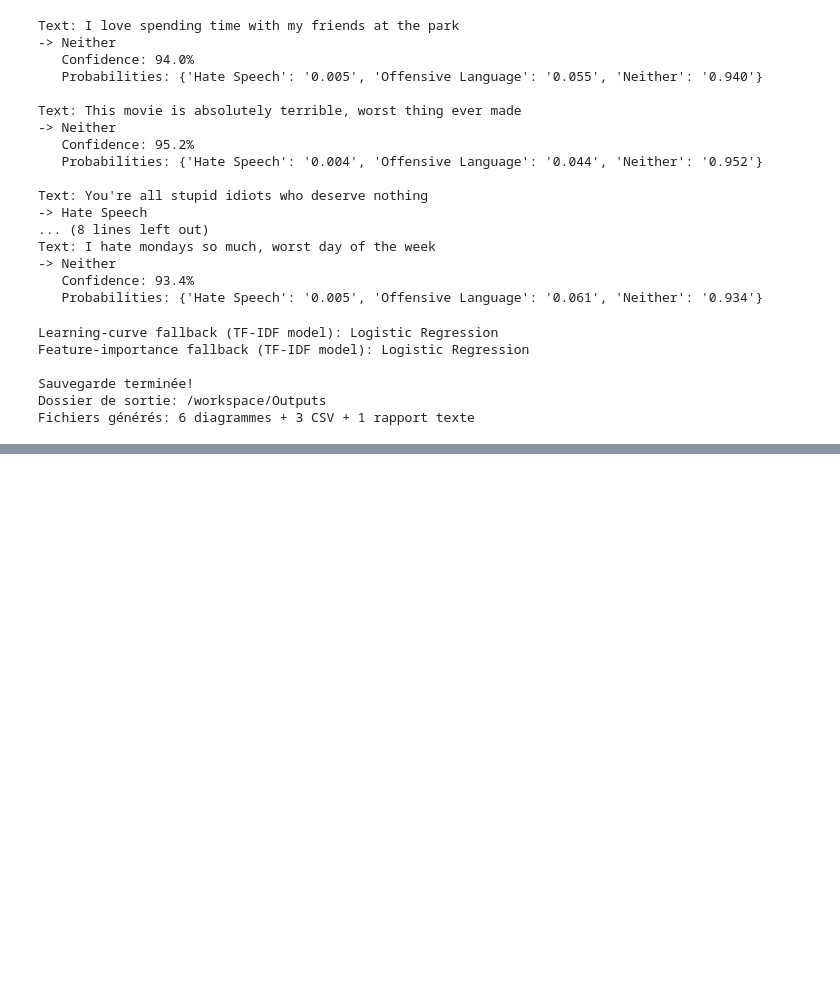
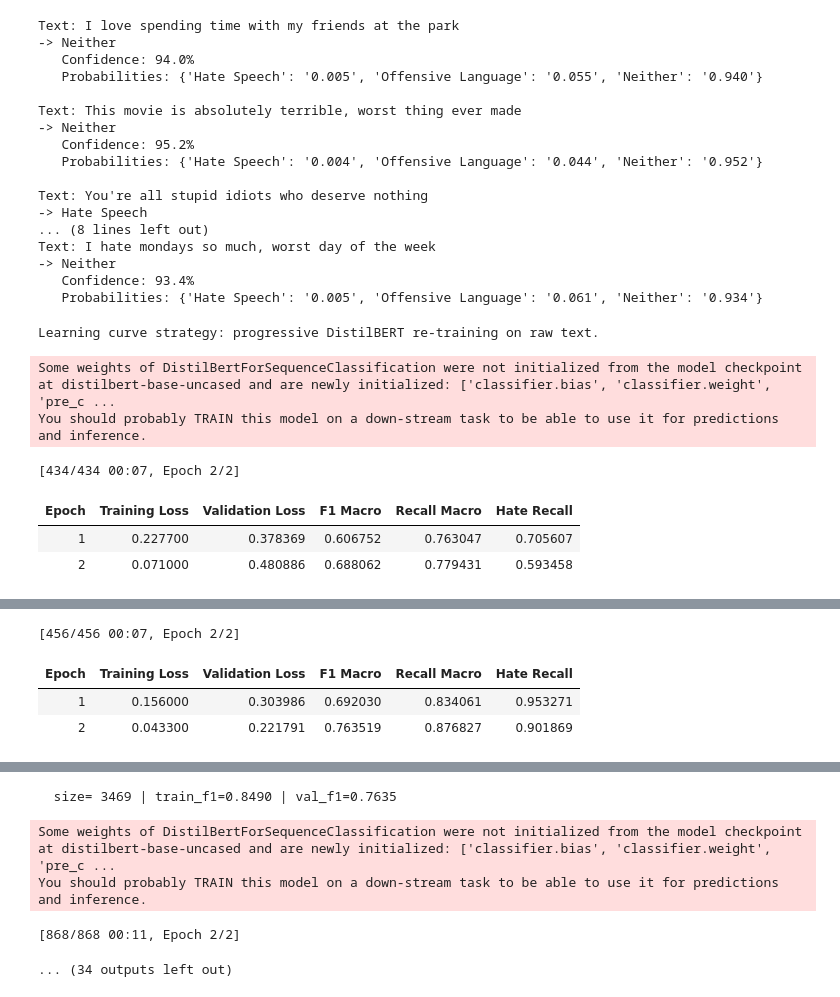
Before and after one commit to UQO-ML/Tech-App-Projet, a Jupyter notebook: hate_speech_model.ipynb, the cells around one changed output, grey strips where cells are left out. Drawn from its saved outputs; the diff is of its cells as text; code cells hidden in the pictures; blank space fills up the shorter version.

```diff
--- a/hate_speech_model.ipynb
+++ b/hate_speech_model.ipynb
@@ -1020,17 +1076,55 @@ plt.close()
 learning_model_name = best_model_name
 learning_model = best_model
 
-if best_model_name == 'DistilBERT':
-    fallback = test_df_metrics[test_df_metrics['Model'] != 'DistilBERT']
-    if not fallback.empty:
-        learning_model_name = fallback.sort_values('Test F1 (macro)', ascending=False).iloc[0]['Model']
-        learning_model = best_models[learning_model_name]
-        print(f"Learning-curve fallback (TF-IDF model): {learning_model_name}")
-    else:
-        learning_model = None
-        print('Learning curve skipped: only DistilBERT available.')
+if best_model_name == 'DistilBERT' or getattr(best_model, 'is_deep_model', False):
+    print('Learning curve strategy: progressive DistilBERT re-training on raw text.')
 
-if learning_model is not None:
+    fractions = np.linspace(0.2, 1.0, 5)
+    lc_train_sizes = []
+    lc_train_f1 = []
+    lc_val_f1 = []
+
+    for frac in fractions:
+        if frac < 1.0:
+            X_sub, _, y_sub, _ = train_test_split(
+                X_train,
+                y_train,
+                train_size=float(frac),
+                random_state=42,
+                stratify=y_train,
+            )
+        else:
+            X_sub, y_sub = X_train, y_train
+
+        model_lc = clone(best_model)
+        model_lc.fit(X_sub, y_sub, x_val=X_val, y_val=y_val)
+
+        y_sub_pred = model_lc.predict(X_sub)
+        y_val_pred = model_lc.predict(X_val)
+
+        lc_train_sizes.append(len(X_sub))
+        lc_train_f1.append(f1_score(y_sub, y_sub_pred, average='macro'))
+        lc_val_f1.append(f1_score(y_val, y_val_pred, average='macro'))
+
+        print(
+            f"  size={len(X_sub):5d} | "
+            f"train_f1={lc_train_f1[-1]:.4f} | "
+            f"val_f1={lc_val_f1[-1]:.4f}"
+        )
+
+    fig_lc, ax = plt.subplots(figsize=(8, 5))
+    ax.plot(lc_train_sizes, lc_train_f1, marker='o', label='Train F1 (macro)', linewidth=2)
+    ax.plot(lc_train_sizes, lc_val_f1, marker='s', label='Validation F1 (macro)', linewidth=2)
+    ax.set_title('Learning Curve - DistilBERT', fontweight='bold', fontsize=13)
+    ax.set_xlabel('Training set size')
+    ax.set_ylabel('Macro F1')
+    ax.legend(fontsize=11)
+    ax.grid(alpha=0.2)
+    plt.tight_layout()
+    fig_lc.savefig(f'{output_dir}/03_learning_curve.png', dpi=300, bbox_inches='tight')
+    plt.close()
+
+else:
     train_sizes, train_scores, val_scores = learning_curve(
         estimator=learning_model,
         X=X_trainval_tfidf,
@@ -1138,36 +1232,37 @@ with open(report_path, 'w', encoding='utf-8') as f:
     f.write(f"Taille validation: {len(X_val):,}\n")
     f.write(f"Taille test: {len(X_test):,}\n")
     f.write(f"Vocabulaire TF-IDF: {len(tfidf.vocabulary_):,} terms\n\n")
 
     f.write(f"5. ANALYSE DES ERREURS (MODELE FINAL)\n")
     f.write(f"{'-'*80}\n")
     f.write(f"Total test: {len(analysis_df):,}\n")
     f.write(f"Mal classifiés: {len(misclassified):,} ({len(misclassified)/len(analysis_df)*100:.1f}%)\n\n")
     f.write(f"Types d'erreurs les plus courants:\n")
     for (true, pred), count in error_types.head(6).items():
         f.write(f"  {true:20} → {pred:20} : {count} occurrences\n")
 
     f.write(f"\n{'='*80}\n")
     f.write(f"Fichiers générés:\n")
     f.write(f"  - validation_results.csv\n")
     f.write(f"  - test_results.csv\n")
     f.write(f"  - cross_validation_results.csv\n")
     f.write(f"  - 01_model_comparison.png\n")
     f.write(f"  - 02_confusion_matrices.png\n")
     f.write(f"  - 03_learning_curve.png\n")
     f.write(f"  - 04_feature_importance.png\n")
     f.write(f"  - missing_values.png\n")
     f.write(f"  - word_count_boxplot.png\n")
     f.write(f"  - summary_report.txt\n")
     f.write(f"\n{'='*80}\n")
 
 print(f"\nSauvegarde terminée!")
 print(f"Dossier de sortie: {os.path.abspath(output_dir)}")
 print(f"Fichiers générés: 6 diagrammes + 3 CSV + 1 rapport texte")
 # %% [output]
-Learning-curve fallback (TF-IDF model): Logistic Regression
-Feature-importance fallback (TF-IDF model): Logistic Regression
-
-Sauvegarde terminée!
-Dossier de sortie: /workspace/Outputs
-Fichiers générés: 6 diagrammes + 3 CSV + 1 rapport texte
+Learning curve strategy: progressive DistilBERT re-training on raw text.
+Some weights of DistilBertForSequenceClassification were not initialized from the model checkpoint at distilbert-base-uncased and are newly initialized: ['classifier.bias', 'classifier.weight', 'pre_c ...
+You should probably TRAIN this model on a down-stream task to be able to use it for predictions and inference.
+[434/434 00:07, Epoch 2/2]
+| Epoch | Training Loss | Validation Loss | F1 Macro | Recall Macro | Hate Recall |
+| 1 | 0.227700 | 0.378369 | 0.606752 | 0.763047 | 0.705607 |
+| 2 | 0.071000 | 0.480886 | 0.688062 | 0.779431 | 0.593458 |
@@ -1173,0 +1270,4 @@ Fichiers générés: 6 diagrammes + 3 CSV + 1 rapport texte
+[456/456 00:07, Epoch 2/2]
+| Epoch | Training Loss | Validation Loss | F1 Macro | Recall Macro | Hate Recall |
+| 1 | 0.156000 | 0.303986 | 0.692030 | 0.834061 | 0.953271 |
+| 2 | 0.043300 | 0.221791 | 0.763519 | 0.876827 | 0.901869 |
@@ -1174,3 +1276,8 @@ Fichiers générés: 6 diagrammes + 3 CSV + 1 rapport texte
+  size= 3469 | train_f1=0.8490 | val_f1=0.7635
+Some weights of DistilBertForSequenceClassification were not initialized from the model checkpoint at distilbert-base-uncased and are newly initialized: ['classifier.bias', 'classifier.weight', 'pre_c ...
+You should probably TRAIN this model on a down-stream task to be able to use it for predictions and inference.
+[868/868 00:11, Epoch 2/2]
+... (34 outputs left out)
 # %%
 # 1. Répartition des classes
 fig_class, axes = plt.subplots(1, 2, figsize=(14, 5))
```
Also changed, not shown: parts of 5 cells of this notebook, 2 other files.
